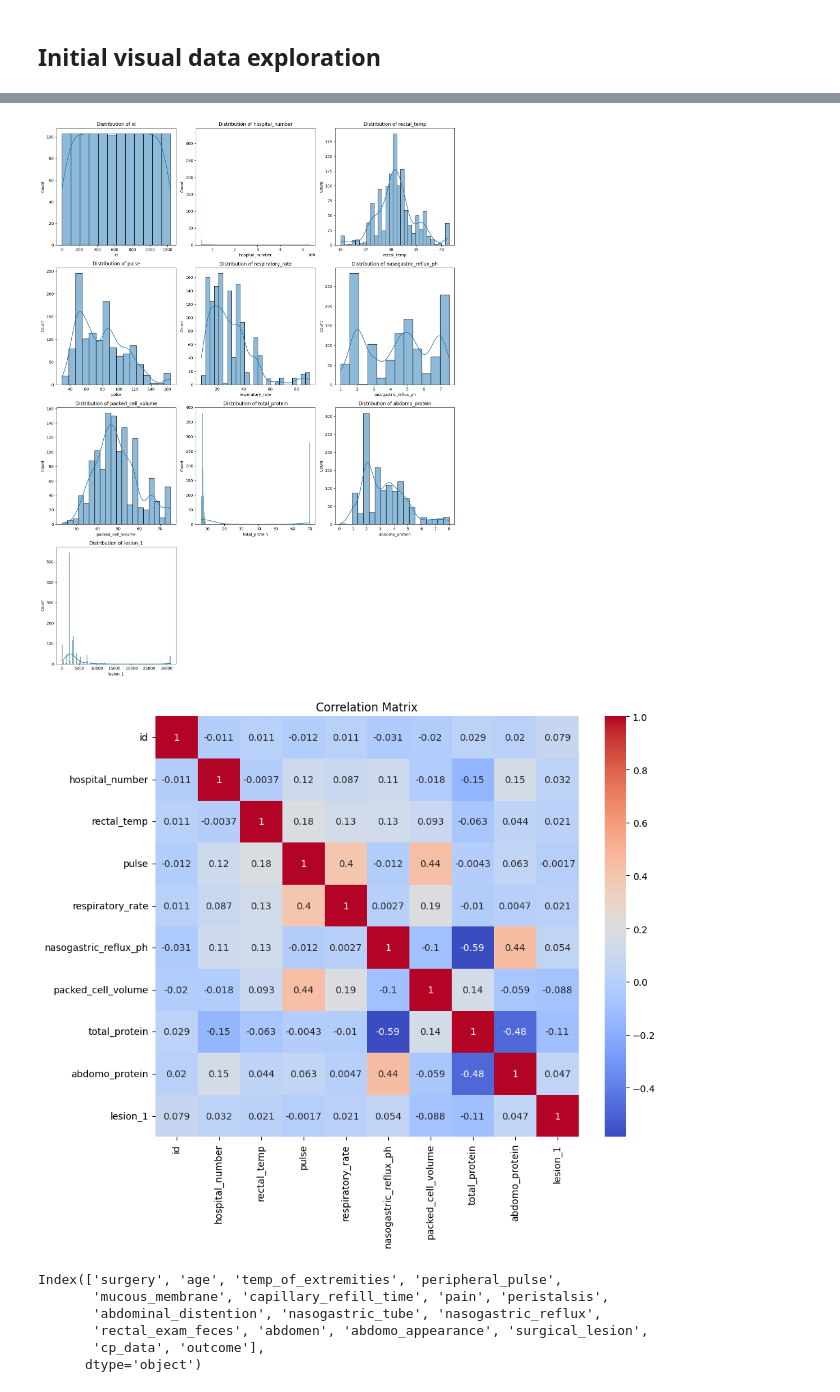
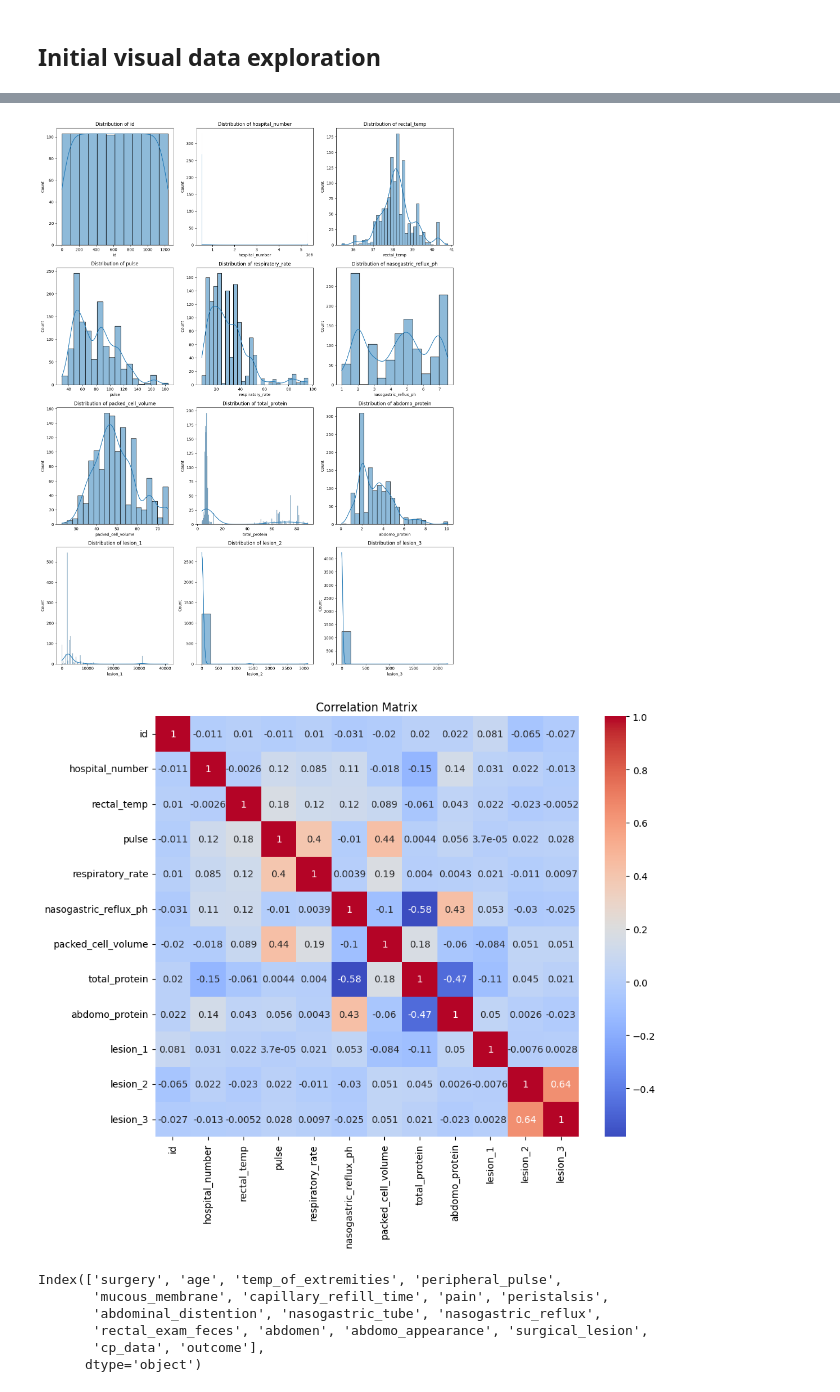
Before and after one commit to bdupey/DATA445-Machine_Learning, a Jupyter notebook: kaggle_comp.ipynb, the cells around one changed output, grey strips where cells are left out. Cells and saved outputs as stored; diff of their text form; code cells hidden in the pictures.

```diff
--- a/kaggle_comp.ipynb
+++ b/kaggle_comp.ipynb
@@ -147,6 +147,38 @@ See the caveats in the documentation: https://pandas.pydata.org/pandas-docs/stab
 # %% [markdown]
 ## Initial visual data exploration
 # %%
+# Deaing with null values and converting categorical columns to appropriate datatype.
+# List of categorical columns to process
+categorical_columns = [
+    'temp_of_extremities',
+    'peripheral_pulse',
+    'mucous_membrane',
+    'capillary_refill_time',
+    'pain',
+    'peristalsis',
+    'abdominal_distention',
+    'nasogastric_tube',
+    'nasogastric_reflux',
+    'rectal_exam_feces',
+    'abdomen',
+    'abdomo_appearance',
+    'surgery',
+    'surgical_lesion',
+    'cp_data',
+    'outcome',
+    'age'
+]
+
+# Looping through the categorical columns and filling missing values w/mode
+for column in categorical_columns:
+    # Fill missing values with the mode
+    mode_value = train[column].mode()[0]
+    train[column].fillna(mode_value, inplace=True)
+    # Convert the data type to categorical
+    train[column] = train[column].astype('category')
+
+train=train.dropna(axis=1)
+
 # Distribution of categorical variables
 categorical_columns = train.select_dtypes(include=['category']).columns
 num_cat_cols = len(categorical_columns)
@@ -161,35 +193,35 @@ for i, column in enumerate(categorical_columns):
     plt.title(f'Distribution of {column}')
     plt.xticks(rotation=45)
 
 plt.tight_layout()  # Ensures proper spacing between subplots
 plt.show()
 
 # Distribution of numeric variables
 numeric_columns = train.select_dtypes(include=['int64', 'float64']).columns
 num_num_cols = len(numeric_columns)
 cols_per_row = 3  # Number of columns per row in the grid
 rows = (num_num_cols + cols_per_row - 1) // cols_per_row  # Calculate the number of rows
 
 plt.figure(figsize=(15, 5 * rows))  # Adjust the figure size as needed
 
 for i, column in enumerate(numeric_columns):
     plt.subplot(rows, cols_per_row, i + 1)
     sns.histplot(data=train, x=train[column], kde=True)
     plt.title(f'Distribution of {column}')
 
 plt.tight_layout()  # Ensures proper spacing between subplots
 plt.show()
 
 # Correlation matrix for numeric variables
 correlation_matrix = train[numeric_columns].corr()
 plt.figure(figsize=(10, 8))
 sns.heatmap(correlation_matrix, annot=True, cmap='coolwarm')
 plt.title('Correlation Matrix')
 plt.show()
 # %% [output]
 [figure]
-[figure, old version]
+[figure, new version]
-[figure, old version]
+[figure, new version]
 # %%
 categorical_columns
 # %% [output]
```
